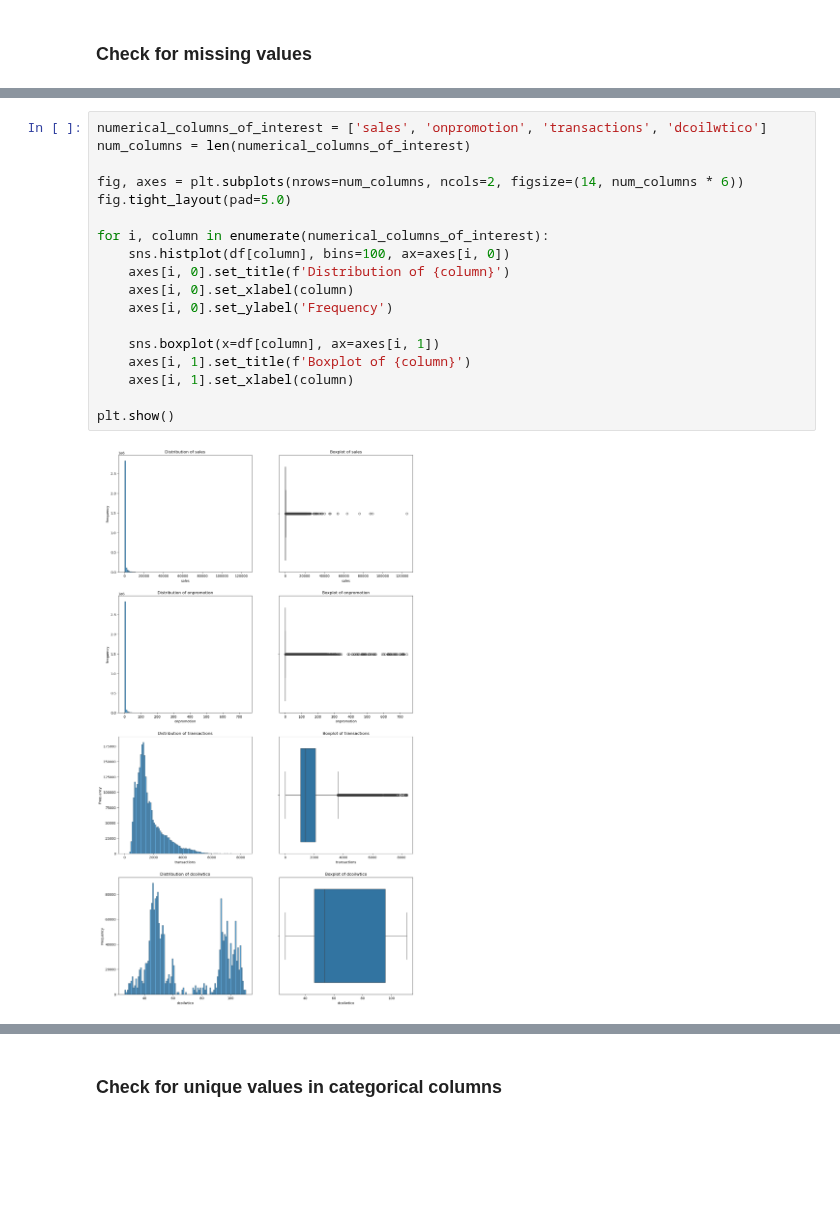
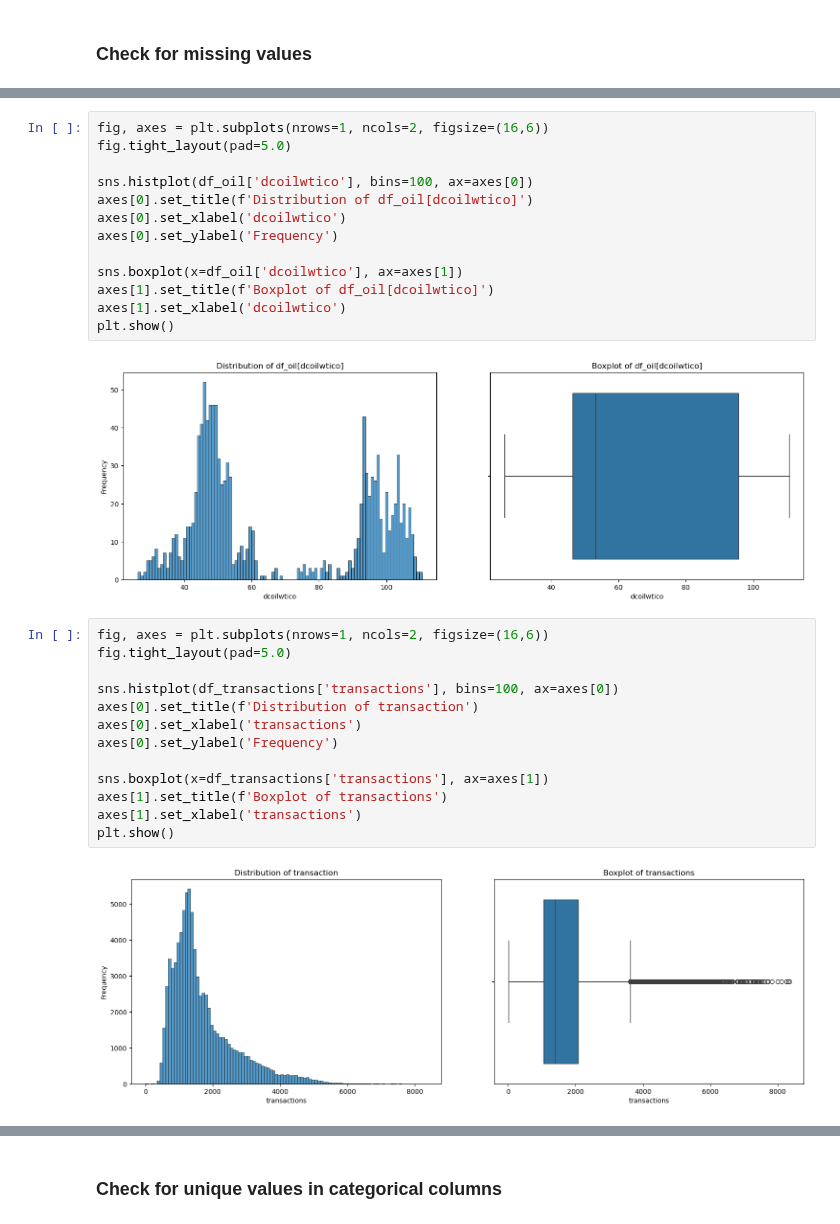
Before and after one commit to Anders-Stubberud/IT3212, a Jupyter notebook: assignment_1/a1_group25.ipynb, the cells around one changed output, grey strips where cells are left out. Saved outputs shown, nothing was run; the diff lists cells and outputs as text; blank space fills up the shorter version.

```diff
--- a/assignment_1/a1_group25.ipynb
+++ b/assignment_1/a1_group25.ipynb
@@ -135,20 +301,30 @@ dtype: int64
+# %%
+fig, axes = plt.subplots(nrows=1, ncols=2, figsize=(16,6))
+fig.tight_layout(pad=5.0)
+
+sns.histplot(df_oil['dcoilwtico'], bins=100, ax=axes[0])
+axes[0].set_title(f'Distribution of df_oil[dcoilwtico]')
+axes[0].set_xlabel('dcoilwtico')
+axes[0].set_ylabel('Frequency')
+
+sns.boxplot(x=df_oil['dcoilwtico'], ax=axes[1])
+axes[1].set_title(f'Boxplot of df_oil[dcoilwtico]')
+axes[1].set_xlabel('dcoilwtico')
+plt.show()
+# %% [output]
+[figure, added]
 # %%
-numerical_columns_of_interest = ['sales', 'onpromotion', 'transactions', 'dcoilwtico']
-num_columns = len(numerical_columns_of_interest)
-
-fig, axes = plt.subplots(nrows=num_columns, ncols=2, figsize=(14, num_columns * 6))
+fig, axes = plt.subplots(nrows=1, ncols=2, figsize=(16,6))
 fig.tight_layout(pad=5.0)
 
-for i, column in enumerate(numerical_columns_of_interest):
-    sns.histplot(df[column], bins=100, ax=axes[i, 0])
-    axes[i, 0].set_title(f'Distribution of {column}')
-    axes[i, 0].set_xlabel(column)
-    axes[i, 0].set_ylabel('Frequency')
+sns.histplot(df_transactions['transactions'], bins=100, ax=axes[0])
+axes[0].set_title(f'Distribution of transaction')
+axes[0].set_xlabel('transactions')
+axes[0].set_ylabel('Frequency')
 
-    sns.boxplot(x=df[column], ax=axes[i, 1])
-    axes[i, 1].set_title(f'Boxplot of {column}')
-    axes[i, 1].set_xlabel(column)
-
+sns.boxplot(x=df_transactions['transactions'], ax=axes[1])
+axes[1].set_title(f'Boxplot of transactions')
+axes[1].set_xlabel('transactions')
 plt.show()
 # %% [output]
-[figure, old version]
+[figure, new version]
```
Also changed, not shown: parts of 25 cells of this notebook.
